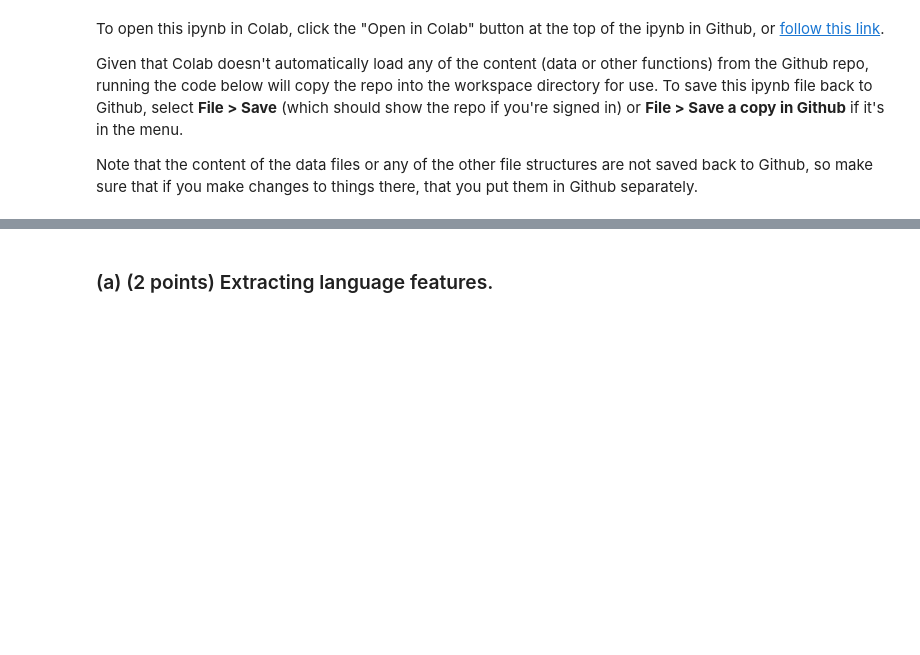
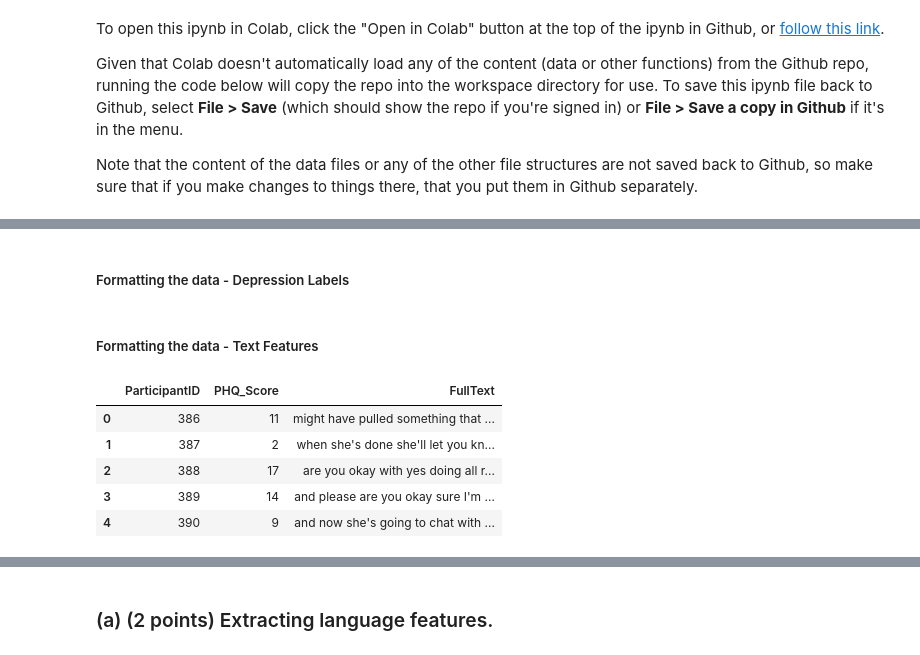
Before and after one commit to cgenevier/CSCI5622-HW4, a Jupyter notebook: main.ipynb, the cells around one changed output, grey strips where cells are left out. Cells and saved outputs as stored; diff of their text form; code cells hidden in the pictures; blank space fills up the shorter version.

```diff
--- a/main.ipynb
+++ b/main.ipynb
@@ -72,0 +73,2 @@ Requirement already satisfied: certifi>=2017.4.17 in /usr/local/lib/python3.12/d
+# %% [markdown]
+##### Formatting the data - Depression Labels
@@ -73,31 +83,30 @@ Requirement already satisfied: certifi>=2017.4.17 in /usr/local/lib/python3.12/d
+# %% [markdown]
+##### Formatting the data - Text Features
 # %%
-# Import Depression Labels
-# Columns: Participant_ID, PHQ_Score
-depression_labels = pd.read_csv("data/DepressionLabels.csv")
-
-# Rename Participant_ID to ParticipantID to match accoustic files below & force trimmed string type
-depression_labels = depression_labels.rename(columns={"Participant_ID": "ParticipantID"})
-depression_labels["ParticipantID"] = depression_labels["ParticipantID"].astype(str).str.strip()
-
 # Import Text Dataset (for text feature extraction)
 # Note: When comparing the E-DAIC_Transcripts files to the corresponding E-DAIC Acoustics files,
 # it looks like the transcripts sometimes only contain partial data from the accoustics text column -
 # for example, 386_Transcript.csv - so it seems to make sense to concatenate Text data in the
 # Acoustics file for completeness.
 rows = []
 for p in glob.glob("data/E-DAIC_Acoustics/*_utterance_agg.csv"):
     df = pd.read_csv(p)
     df["ParticipantID"] = df["ParticipantID"].astype(str).str.strip()
     full_text = " ".join(df["Text"].dropna().astype(str))
     full_text = " ".join(full_text.split())  # collapse whitespace
     rows.append({"ParticipantID": df["ParticipantID"].iloc[0], "FullText": full_text})
 
 # Columns: ParticipantID, FullText
 text_df = pd.DataFrame(rows)
 # Merge with labels. Columns: ParticipantID, FullText, PHQ_Score
 lang_df = depression_labels.merge(text_df, on="ParticipantID", how="inner")
 
-
-# Import Accoustic Dataset (for part c, d)
-# Note: May need to aggregate the data per participant, ex: mean, std, iqr for each feature
-# @TODO
+# Inspect results
+lang_df.head()
+# %% [output]
+|  | ParticipantID | PHQ_Score | FullText |
+| 0 | 386 | 11 | might have pulled something that ... |
+| 1 | 387 | 2 | when she's done she'll let you kn... |
+| 2 | 388 | 17 | are you okay with yes doing all r... |
+| 3 | 389 | 14 | and please are you okay sure I'm ... |
+| 4 | 390 | 9 | and now she's going to chat with ... |
```
Also changed, not shown: parts of 5 cells of this notebook.
